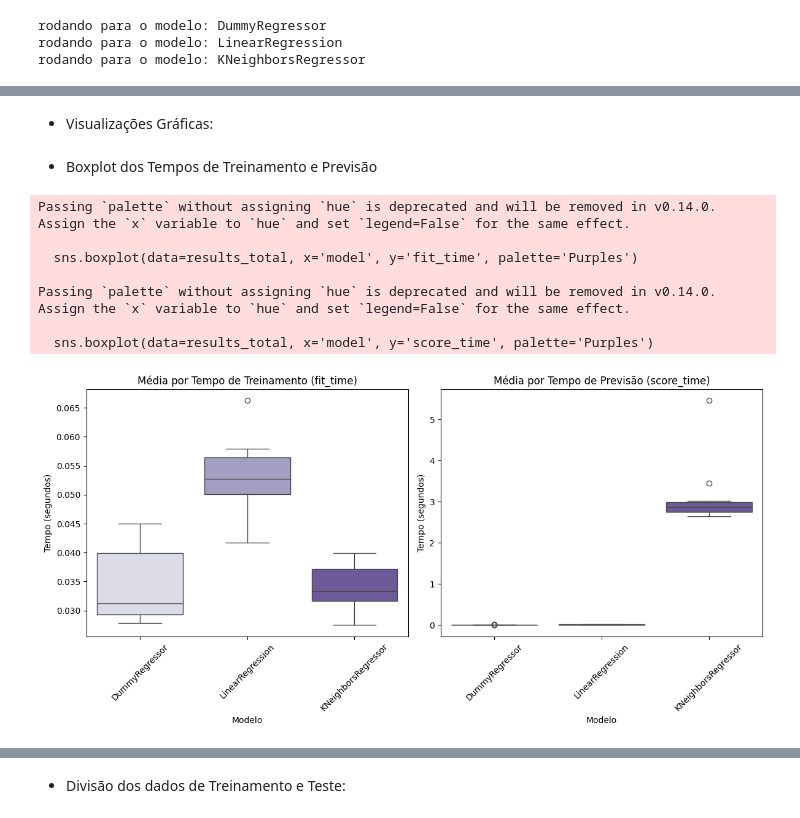
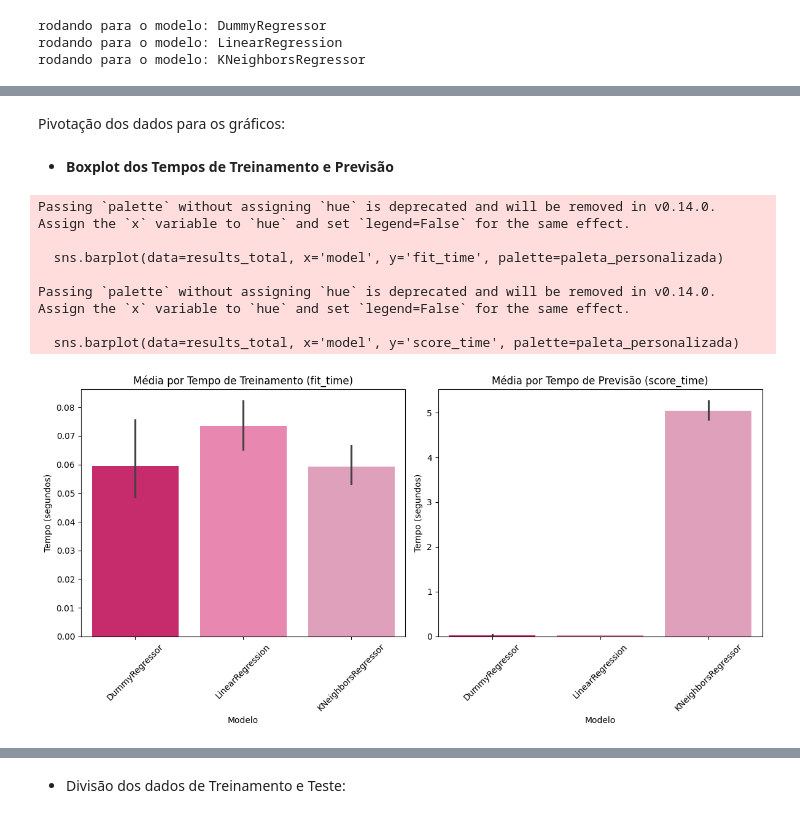
Before and after one commit to micaellimaj/Modelo_Predicao_De_Precos_Imoveis, a Jupyter notebook: Notebooks/3_Modelos_Machine_Learning.ipynb, the cells around one changed output, grey strips where cells are left out. Saved outputs shown, nothing was run; the diff lists cells and outputs as text; code cells hidden in the pictures.

```diff
--- a/Notebooks/3_Modelos_Machine_Learning.ipynb
+++ b/Notebooks/3_Modelos_Machine_Learning.ipynb
@@ -85,0 +67,2 @@ dados_dicionario.head(20)
+# %%
+paleta_personalizada = ["#E01168", "#F877AD", "#E995B8", "#510524","#D0B2BE","#8C0038"]
@@ -259,44 +252,42 @@ results_total.groupby('model').agg(['mean', 'std']).T
 |  | std | 9.947367e+13 | 1.023247e+14 | 6.983836e+13 |
 | test_r2 | mean | -3.477875e-04 | 3.178561e-02 | 8.943874e-02 |
 |  | std | 3.220057e-04 | 8.313344e-02 | 3.071850e-02 |
-# %% [markdown]
-* Visualizações Gráficas:
+# %% [markdown]
+Pivotação dos dados para os gráficos:
 # %%
 results_pivot = results_total.pivot_table(index='model', aggfunc=['mean', 'std'])
 results_pivot.columns = ['_'.join(col).strip() for col in results_pivot.columns]
 results_pivot = results_pivot.reset_index()
 # %% [markdown]
-* Boxplot dos Tempos de Treinamento e Previsão
+* **Boxplot dos Tempos de Treinamento e Previsão**
 # %%
 plt.figure(figsize=(12, 6))
 
-# Tempo de treinamento (fit_time)
 plt.subplot(1, 2, 1)
-sns.boxplot(data=results_total, x='model', y='fit_time', palette='Purples')
+sns.barplot(data=results_total, x='model', y='fit_time', palette=paleta_personalizada)
 plt.title('Média por Tempo de Treinamento (fit_time)')
 plt.ylabel('Tempo (segundos)')
 plt.xlabel('Modelo')
 plt.xticks(rotation=45)
 
-# Tempo de previsão (score_time)
 plt.subplot(1, 2, 2)
-sns.boxplot(data=results_total, x='model', y='score_time', palette='Purples')
+sns.barplot(data=results_total, x='model', y='score_time', palette=paleta_personalizada)
 plt.title('Média por Tempo de Previsão (score_time)')
 plt.ylabel('Tempo (segundos)')
 plt.xlabel('Modelo')
 plt.xticks(rotation=45)
 
 plt.tight_layout()
 plt.show()
 # %% [output]
 Passing `palette` without assigning `hue` is deprecated and will be removed in v0.14.0. Assign the `x` variable to `hue` and set `legend=False` for the same effect.
 
-  sns.boxplot(data=results_total, x='model', y='fit_time', palette='Purples')
+  sns.barplot(data=results_total, x='model', y='fit_time', palette=paleta_personalizada)
 
 Passing `palette` without assigning `hue` is deprecated and will be removed in v0.14.0. Assign the `x` variable to `hue` and set `legend=False` for the same effect.
 
-  sns.boxplot(data=results_total, x='model', y='score_time', palette='Purples')
+  sns.barplot(data=results_total, x='model', y='score_time', palette=paleta_personalizada)
-[figure, old version]
+[figure, new version]
 # %%
 std_results = results_total.groupby('model').std().reset_index()
 
```
Also changed, not shown: parts of 148 cells of this notebook, 4 other files.
